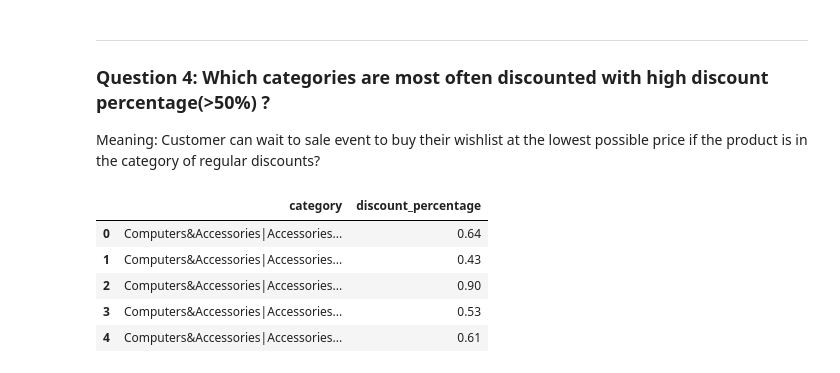
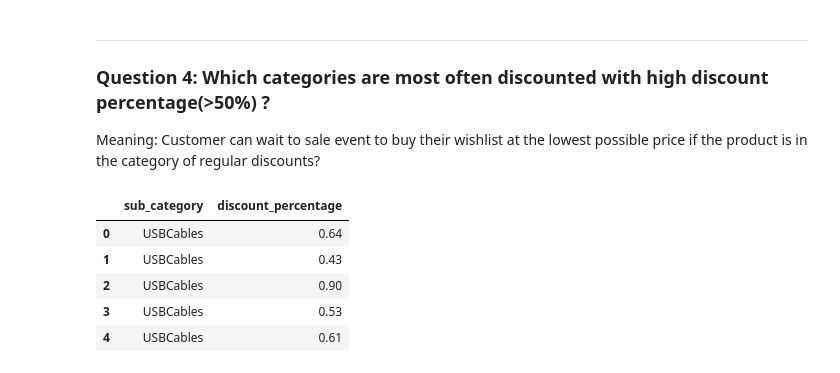
Before and after one commit to buijoe123145/Final_project---Progamming-for-data-science, a Jupyter notebook: src/Final_project.ipynb, the cells around one changed output. Saved outputs shown, nothing was run; the diff lists cells and outputs as text; code cells hidden in the pictures.

```diff
--- a/src/Final_project.ipynb
+++ b/src/Final_project.ipynb
@@ -463,13 +463,13 @@ Some insights can be drawn from the chart above:
 Meaning: Customer can wait to sale event to buy their wishlist at the lowest possible price if the product is in the category of regular discounts?
 # %%
 # choose necessary columns to answer this question
-regularBigSale = amazon_df.copy()[['category','discount_percentage']]
+regularBigSale = amazon_df.copy()[['sub_category','discount_percentage']]
 
 regularBigSale.head()
 # %% [output]
-|  | category | discount_percentage |
-| 0 | Computers&Accessories|Accessories... | 0.64 |
-| 1 | Computers&Accessories|Accessories... | 0.43 |
-| 2 | Computers&Accessories|Accessories... | 0.90 |
-| 3 | Computers&Accessories|Accessories... | 0.53 |
-| 4 | Computers&Accessories|Accessories... | 0.61 |
+|  | sub_category | discount_percentage |
+| 0 | USBCables | 0.64 |
+| 1 | USBCables | 0.43 |
+| 2 | USBCables | 0.90 |
+| 3 | USBCables | 0.53 |
+| 4 | USBCables | 0.61 |
```
Also changed, not shown: parts of 7 cells of this notebook.
